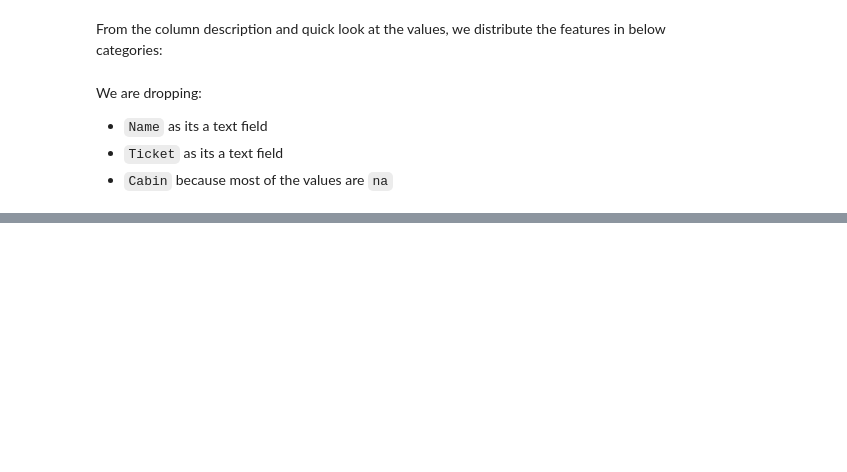
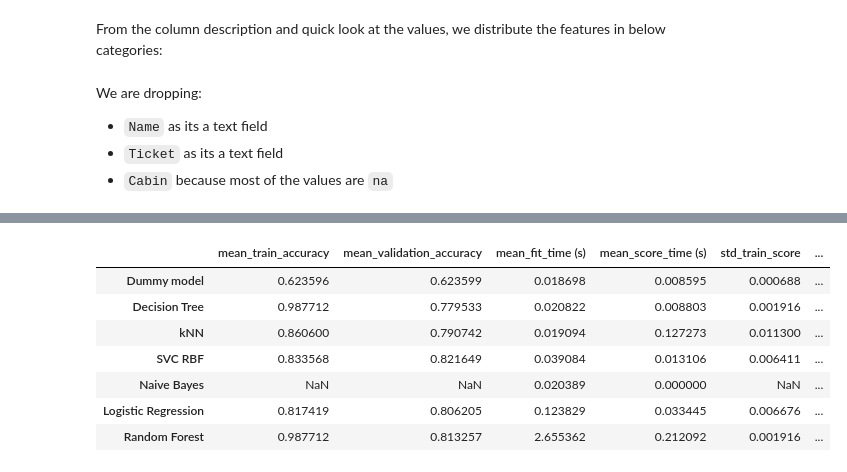
Before and after one commit to debanandasarkar/Kaggle_Titanic, a Jupyter notebook: Titanic_notebook.ipynb, the cells around one changed output, grey strips where cells are left out. Drawn from its saved outputs; the diff is of its cells as text; code cells hidden in the pictures; blank space fills up the shorter version.

```diff
--- a/Titanic_notebook.ipynb
+++ b/Titanic_notebook.ipynb
@@ -141,0 +244,6 @@ np.median(train_df.Age.dropna())
+# %%
+pipe_model = make_pipeline(transformers, DummyClassifier(strategy="most_frequent", random_state=2020))
+scores = cross_validate(pipe_model, X_train, y_train, cv=5, return_train_score=True, n_jobs=-1)
+results_dict={}
+store_cross_val_results("Dummy model", scores, results_dict)
+pd.DataFrame(results_dict).T
@@ -141,0 +279,12 @@ np.median(train_df.Age.dropna())
+# %%
+mean_scores_df=pd.DataFrame(results_dict).T
+mean_scores_df
+# %% [output]
+|  | mean_train_accuracy | mean_validation_accuracy | mean_fit_time (s) | mean_score_time (s) | std_train_score | ... |
+| Dummy model | 0.623596 | 0.623599 | 0.018698 | 0.008595 | 0.000688 | ... |
+| Decision Tree | 0.987712 | 0.779533 | 0.020822 | 0.008803 | 0.001916 | ... |
+| kNN | 0.860600 | 0.790742 | 0.019094 | 0.127273 | 0.011300 | ... |
+| SVC RBF | 0.833568 | 0.821649 | 0.039084 | 0.013106 | 0.006411 | ... |
+| Naive Bayes | NaN | NaN | 0.020389 | 0.000000 | NaN | ... |
+| Logistic Regression | 0.817419 | 0.806205 | 0.123829 | 0.033445 | 0.006676 | ... |
+| Random Forest | 0.987712 | 0.813257 | 2.655362 | 0.212092 | 0.001916 | ... |
```
Also changed, not shown: parts of 33 cells of this notebook.
